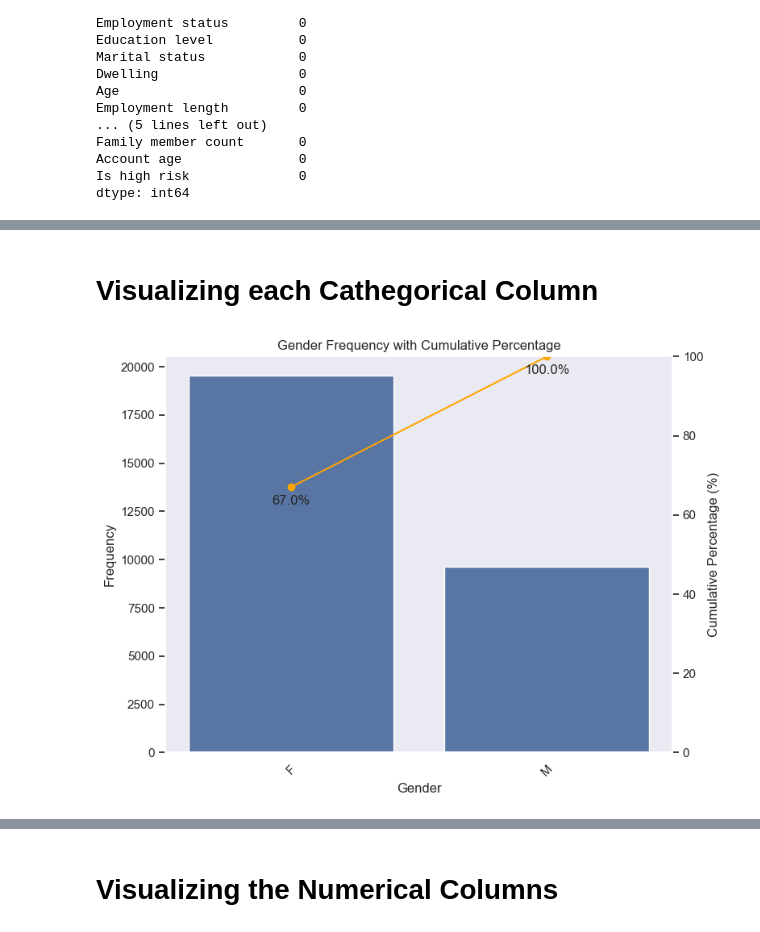
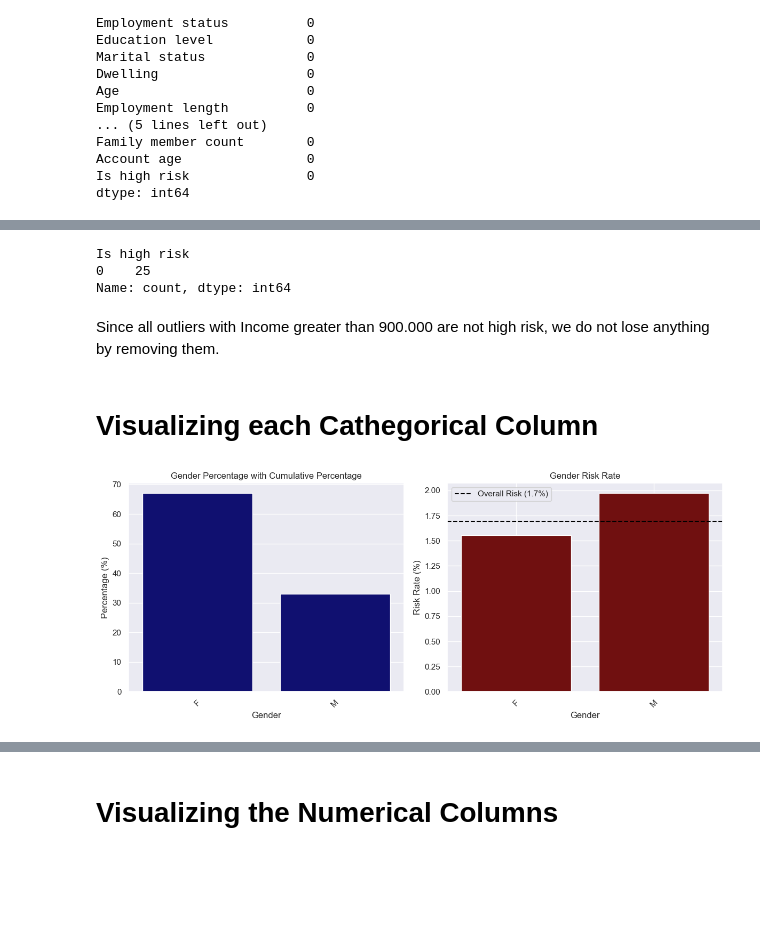
Before and after one commit to LeonardoStabile1/Projeto-Analise-e-Predicao-de-Risco-de-Credito, a Jupyter notebook: Credit Card Risk.ipynb, the cells around one changed output, grey strips where cells are left out. Saved outputs shown, nothing was run; the diff lists cells and outputs as text; code cells hidden in the pictures; blank space fills up the shorter version.

```diff
--- a/Credit Card Risk.ipynb
+++ b/Credit Card Risk.ipynb
@@ -6,6 +6,7 @@ import numpy as np
 sns.set()
 # %%
 raw_df = pd.read_csv('train_data.csv')
+raw_df2=pd.read_csv('test_data.csv')
 # %% [markdown]
 ## Exploratory Data Analysis
 # %%
@@ -30,0 +54,3 @@ memory usage: 4.5+ MB
+# %%
+raw_df = pd.concat([raw_df, raw_df2], ignore_index=True)
+raw_df = raw_df.drop_duplicates()
@@ -79,7 +152,3 @@ def days_to_years(days):
-# %%
-df['Age']=days_to_years(raw_df['Age'])
-df['Employment length']=days_to_years(df['Employment length'])
-df['Account age']=days_to_years(df['Account age'])
 # %%
 df.describe()
 # %% [output]
@@ -119,3 +222,14 @@ The Employment length variable has some big outliers, as can be seen on the fact
+# %%
+outlier=df[df['Income']>900000]
+outlier['Is high risk'].value_counts()
+# %% [output]
+Is high risk
+0    25
+Name: count, dtype: int64
+# %% [markdown]
+Since all outliers with Income greater than 900.000 are not high risk, we do not lose anything by removing them.
+# %%
+df = df[df['Income'] <= 900000]
 # %% [markdown]
 # Visualizing each Cathegorical Column
 # %%
@@ -137,40 +251,41 @@ columns = [
 # %%
 col = columns[0]
 
-# Counts
-counts = df[col].value_counts()
-cum_sum = counts.cumsum()
-cum_pct = cum_sum / counts.sum() * 100
+counts = df[col].value_counts(normalize=True) * 100
+cum_pct = counts.cumsum()
 
-# Plot
-fig, ax1 = plt.subplots(figsize=(8, 6))
+fig, ax = plt.subplots(1, 2, figsize=(12, 5))
+ax[0].grid(True)
+ax[1].grid(False)
 
-# Disable grid → removes white lines
-ax1.grid(False)
+sns.barplot(x=counts.index, y=counts.values, ax=ax[0], color='navy')
+ax[0].set_xlabel(col)
+ax[0].set_ylabel('Percentage (%)')
+ax[0].set_title(f'{col} Percentage with Cumulative Percentage')
+ax[0].tick_params(axis='x', rotation=45)
 
-# Bars
-sns.barplot(x=counts.index, y=counts.values, ax=ax1)
-ax1.set_xlabel(col)
-ax1.set_ylabel('Frequency')
-ax1.set_title(f'{col} Frequency with Cumulative Percentage')
-ax1.tick_params(axis='x', rotation=45)
+#-----------------------------------------
+# Second Plot
+#-----------------------------------------
+risk_rate = df.groupby(col)['Is high risk'].mean() * 100
+overall_risk = df['Is high risk'].mean() * 100
 
-# Line (cumulative percentage)
-ax2 = ax1.twinx()
-ax2.plot(counts.index, cum_pct.values, marker='o',c='orange')
-ax2.set_ylabel('Cumulative Percentage (%)')
-ax2.set_ylim(0, 100)
-ax2.grid(False)
+sns.barplot(x=risk_rate.index, y=risk_rate.values, ax=ax[1],color='maroon')
+ax[1].set_xlabel(col)
+ax[1].set_ylabel('Risk Rate (%)')
+ax[1].set_title(f'{col} Risk Rate')
+ax[1].tick_params(axis='x', rotation=45)
+ax[1].grid(True)
 
-# Add percentage labels on each dot
-for x, y in zip(counts.index, cum_pct.values):
-    ax2.text(x,y - 2,f'{y:.1f}%',ha='center',va='top')
+ax[1].axhline(overall_risk, color='black', linestyle='--',
+              label=f'Overall Risk ({overall_risk:.1f}%)')
+
+ax[1].legend()
 
 plt.tight_layout()
-plt.savefig('gender_frequency.png')
 plt.show()
 plt.close()
 # %% [output]
-[figure, old version]
+[figure, new version]
 # %%
 col = columns[1]
```
Also changed, not shown: parts of 74 cells of this notebook.
